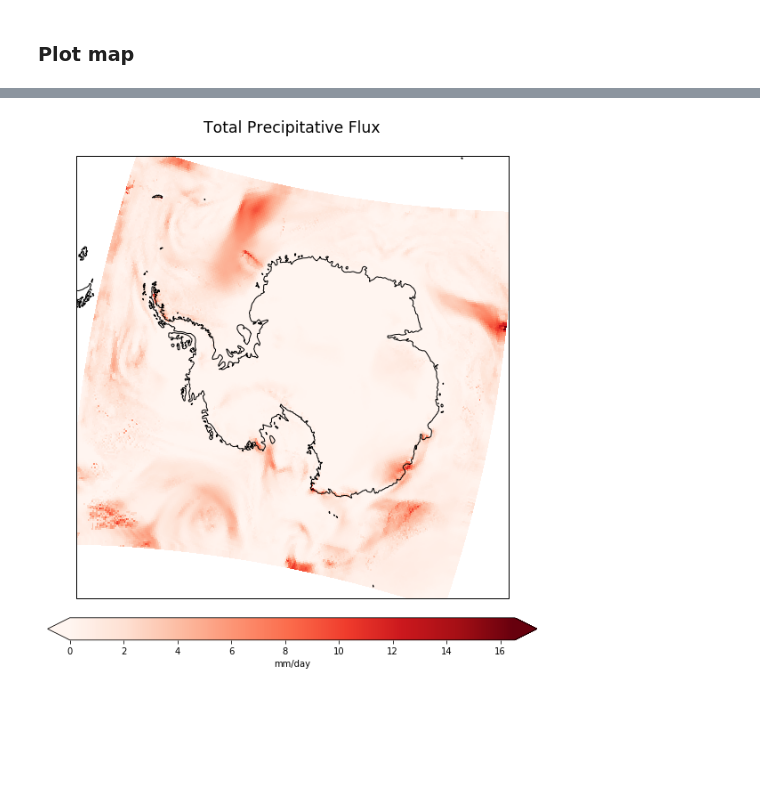
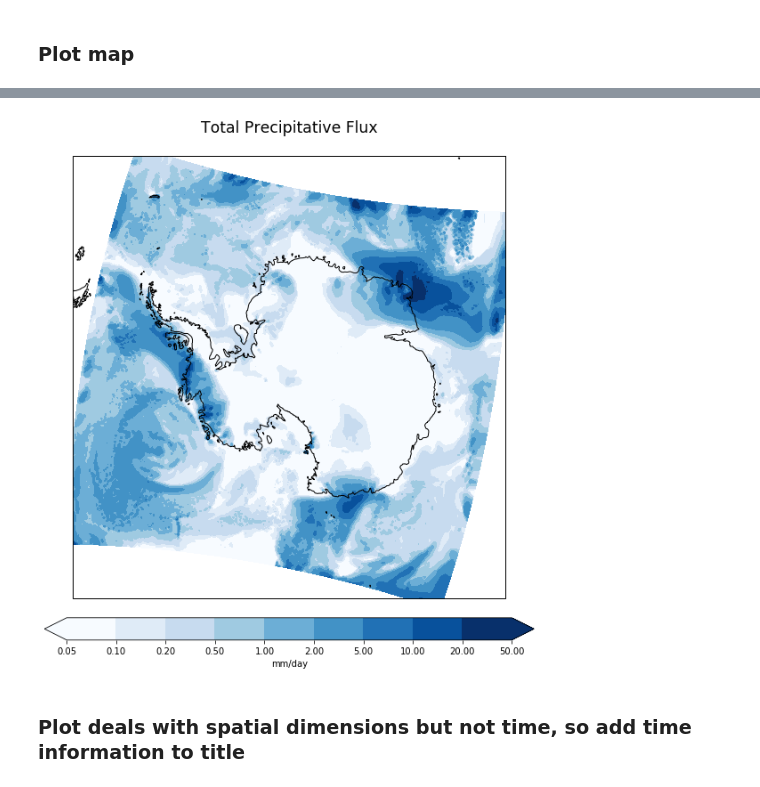
Before and after one commit to scotthosking/notebooks, a Jupyter notebook: racmo_with_xarray.ipynb, the cells around one changed output, grey strips where cells are left out. Drawn from its saved outputs; the diff is of its cells as text; code cells hidden in the pictures; blank space fills up the shorter version.

```diff
--- a/racmo_with_xarray.ipynb
+++ b/racmo_with_xarray.ipynb
@@ -12,6 +14,6 @@ import pyproj
 # %% [markdown]
 ### Read in data
 # %%
-ds = xr.open_dataset('~/DATA/RACMO/racmo_sample.nc')
+ds = xr.open_dataset('~/Documents/RACMO/RACMO2.3p2_ANT27_precip_daily_1979_1980.nc')
 # %% [markdown]
 ### Look at dataset we have just read in
@@ -73,9 +97,12 @@ Attributes:
 # %%
 rad2deg = 180./np.pi
 
-p = pyproj.Proj('+proj=ob_tran +o_proj=latlon +o_lat_p=-180.0 +o_lon_p=-170.0 +lon_0=180.0')
+p = pyproj.Proj('+ellps=WGS84 +proj=ob_tran +o_proj=latlon +o_lat_p=-180.0 +o_lon_p=-170.0 +lon_0=180.0')
 
-x1,y1 = np.meshgrid(ds.rlon.values, ds.rlat.values)
+rlon = ds.rlon.values
+rlat = ds.rlat.values
+
+x1,y1 = np.meshgrid(rlon, rlat)
 
 lon, lat = p(x1, y1)
 
@@ -99,19 +148,29 @@ data = precip.isel(time=0)
 # %%
 plt.figure(figsize=(10,10))
 
 ax = plt.subplot( projection=ccrs.Stereographic(central_longitude=0., central_latitude=-90.) )
 
 ax.set_extent([-180,180,-90,-55], ccrs.PlateCarree())
 
+# set up a Cartopy coordinate reference system for the data (rotated pole as described above)
+data_crs = ccrs.RotatedPole(pole_longitude=ds.rotated_pole.grid_north_pole_longitude,
+                            pole_latitude=ds.rotated_pole.grid_north_pole_latitude)
+
+# set up pseudo-log contour levels and a norm that maps colour indices onto them appropriately
+levels = [0.05, 0.1, 0.2, 0.5, 1, 2, 5, 10, 20, 50]
+norm = colors.BoundaryNorm(boundaries=levels, ncolors=256)
+
 # plot data (converting flux to mm/day)
-result = ax.pcolormesh( lon, lat, data*86400., cmap='Reds', transform=ccrs.PlateCarree() )
+result = ax.contourf(rlon, rlat, data*86400., levels, norm=norm, extend='both', cmap='Blues', transform=data_crs)
 
 ax.coastlines(resolution='50m')
 
 plt.colorbar(result, orientation='horizontal', label='mm/day', extend='both', fraction=0.046, pad=0.04)
 
 ax.set_title(data.long_name+'\n', size='xx-large')
 
 print('')
 # %% [output]
-[figure, old version]
+[figure, new version]
+# %% [markdown]
+### Plot deals with spatial dimensions but not time, so add time information to title
```
Also changed, not shown: parts of 15 cells of this notebook.
